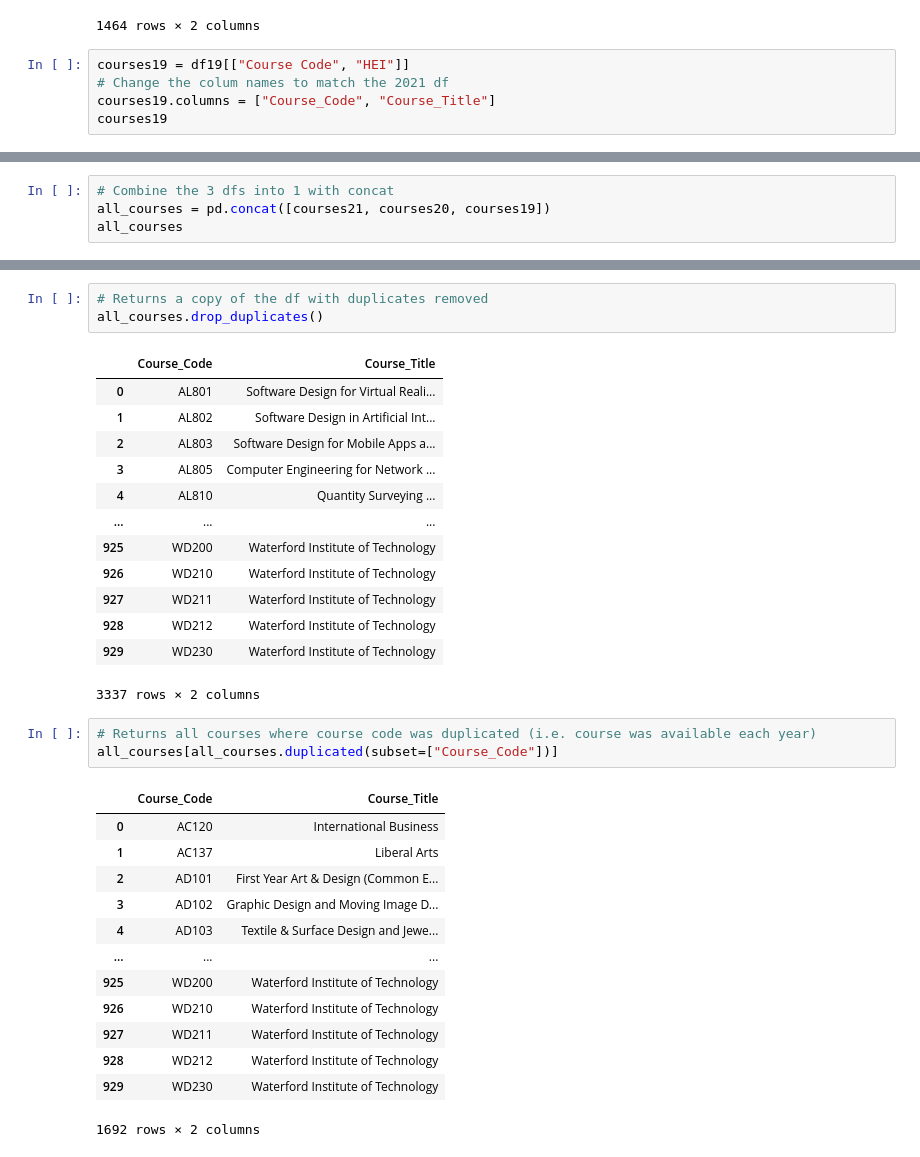
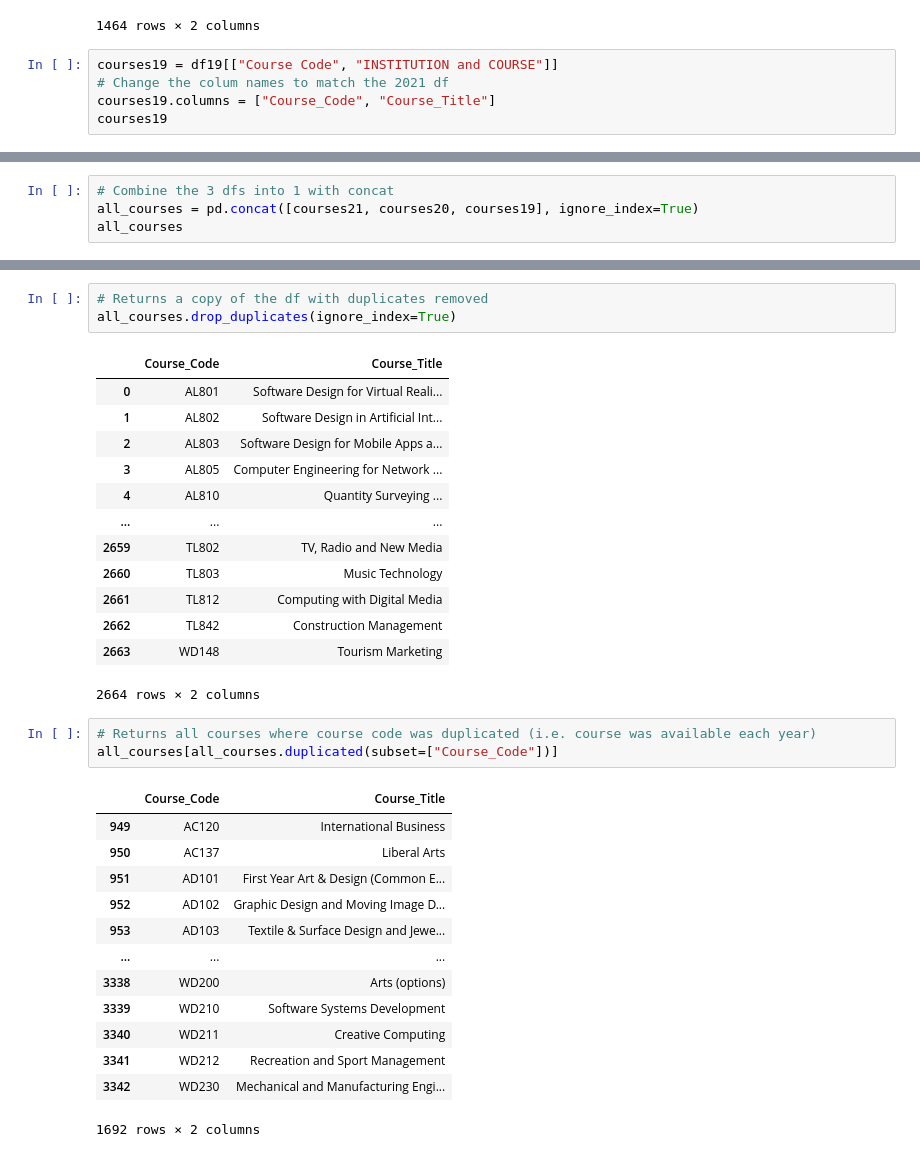
Before and after one commit to G00398258/fundsofda-assessment, a Jupyter notebook: cao.ipynb, the cells around one changed output, grey strips where cells are left out. Drawn from its saved outputs; the diff is of its cells as text.

```diff
--- a/cao.ipynb
+++ b/cao.ipynb
@@ -219,7 +212,7 @@ courses20
 | 1463 | WD230 | Mechanical and Manufacturing Engi... |
 1464 rows × 2 columns
 # %%
-courses19 = df19[["Course Code", "HEI"]]
+courses19 = df19[["Course Code", "INSTITUTION and COURSE"]]
 # Change the colum names to match the 2021 df
 courses19.columns = ["Course_Code", "Course_Title"]
 courses19
@@ -239,7 +232,7 @@ courses19
 930 rows × 2 columns
 # %%
 # Combine the 3 dfs into 1 with concat
-all_courses = pd.concat([courses21, courses20, courses19])
+all_courses = pd.concat([courses21, courses20, courses19], ignore_index=True)
 all_courses
 # %% [output]
 |  | Course_Code | Course_Title |
@@ -269,34 +268,34 @@ all_courses[all_courses.duplicated()]
 # %%
 # Returns a copy of the df with duplicates removed
-all_courses.drop_duplicates()
+all_courses.drop_duplicates(ignore_index=True)
 # %% [output]
 |  | Course_Code | Course_Title |
 | 0 | AL801 | Software Design for Virtual Reali... |
 | 1 | AL802 | Software Design in Artificial Int... |
 | 2 | AL803 | Software Design for Mobile Apps a... |
 | 3 | AL805 | Computer Engineering for Network ... |
 | 4 | AL810 | Quantity Surveying ... |
 | ... | ... | ... |
-| 925 | WD200 | Waterford Institute of Technology |
-| 926 | WD210 | Waterford Institute of Technology |
-| 927 | WD211 | Waterford Institute of Technology |
-| 928 | WD212 | Waterford Institute of Technology |
-| 929 | WD230 | Waterford Institute of Technology |
+| 2659 | TL802 | TV, Radio and New Media |
+| 2660 | TL803 | Music Technology |
+| 2661 | TL812 | Computing with Digital Media |
+| 2662 | TL842 | Construction Management |
+| 2663 | WD148 | Tourism Marketing |
-3337 rows × 2 columns
+2664 rows × 2 columns
 # %%
 # Returns all courses where course code was duplicated (i.e. course was available each year)
 all_courses[all_courses.duplicated(subset=["Course_Code"])]
 # %% [output]
 |  | Course_Code | Course_Title |
-| 0 | AC120 | International Business |
-| 1 | AC137 | Liberal Arts |
-| 2 | AD101 | First Year Art & Design (Common E... |
-| 3 | AD102 | Graphic Design and Moving Image D... |
-| 4 | AD103 | Textile & Surface Design and Jewe... |
+| 949 | AC120 | International Business |
+| 950 | AC137 | Liberal Arts |
+| 951 | AD101 | First Year Art & Design (Common E... |
+| 952 | AD102 | Graphic Design and Moving Image D... |
+| 953 | AD103 | Textile & Surface Design and Jewe... |
 | ... | ... | ... |
-| 925 | WD200 | Waterford Institute of Technology |
-| 926 | WD210 | Waterford Institute of Technology |
-| 927 | WD211 | Waterford Institute of Technology |
-| 928 | WD212 | Waterford Institute of Technology |
-| 929 | WD230 | Waterford Institute of Technology |
+| 3338 | WD200 | Arts (options) |
+| 3339 | WD210 | Software Systems Development |
+| 3340 | WD211 | Creative Computing |
+| 3341 | WD212 | Recreation and Sport Management |
+| 3342 | WD230 | Mechanical and Manufacturing Engi... |
 1692 rows × 2 columns
```
Also changed, not shown: parts of 21 cells of this notebook, 48 other files.
